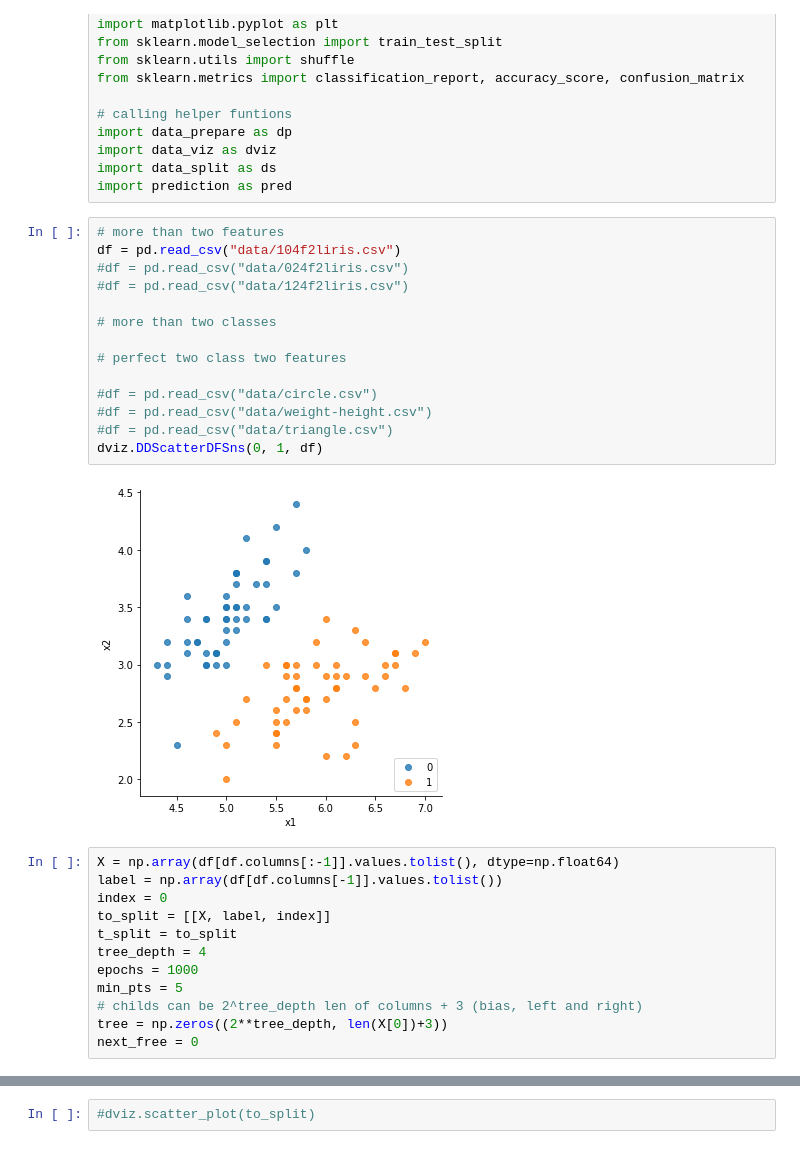
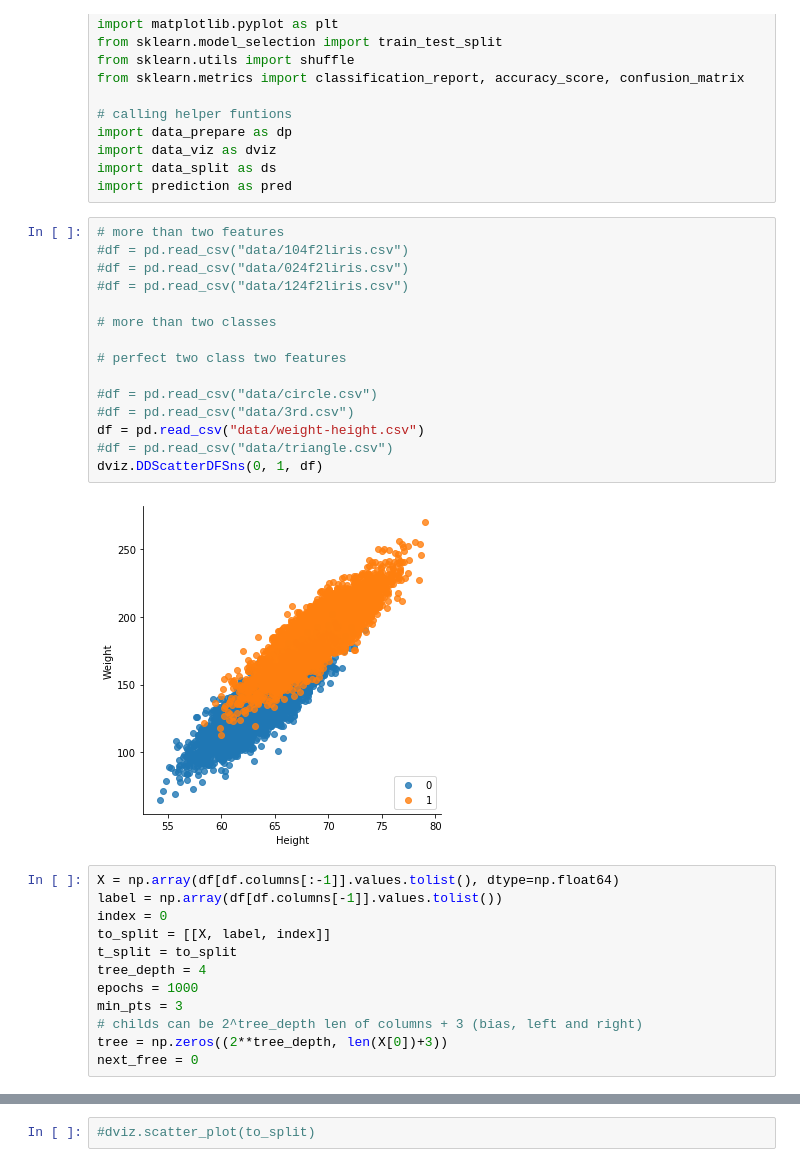
Before and after one commit to subashale/random_mvdt, a Jupyter notebook: run.ipynb, the cells around one changed output, grey strips where cells are left out. Cells and saved outputs as stored; diff of their text form.

```diff
--- a/run.ipynb
+++ b/run.ipynb
@@ -19,20 +19,21 @@ import data_split as ds
 import prediction as pred
 # %%
 # more than two features
-df = pd.read_csv("data/104f2liris.csv")
+#df = pd.read_csv("data/104f2liris.csv")
 #df = pd.read_csv("data/024f2liris.csv")
 #df = pd.read_csv("data/124f2liris.csv")
 
 # more than two classes
 
 # perfect two class two features
 
 #df = pd.read_csv("data/circle.csv")
-#df = pd.read_csv("data/weight-height.csv")
+#df = pd.read_csv("data/3rd.csv")
+df = pd.read_csv("data/weight-height.csv")
 #df = pd.read_csv("data/triangle.csv")
 dviz.DDScatterDFSns(0, 1, df)
 # %% [output]
-[figure, old version]
+[figure, new version]
 # %%
 X = np.array(df[df.columns[:-1]].values.tolist(), dtype=np.float64)
 label = np.array(df[df.columns[-1]].values.tolist())
@@ -41,7 +42,7 @@ to_split = [[X, label, index]]
 t_split = to_split
 tree_depth = 4
 epochs = 1000
-min_pts = 5
+min_pts = 3
 # childs can be 2^tree_depth len of columns + 3 (bias, left and right)
 tree = np.zeros((2**tree_depth, len(X[0])+3))
 next_free = 0
```
Also changed, not shown: parts of 6 cells of this notebook, 4 other files.
